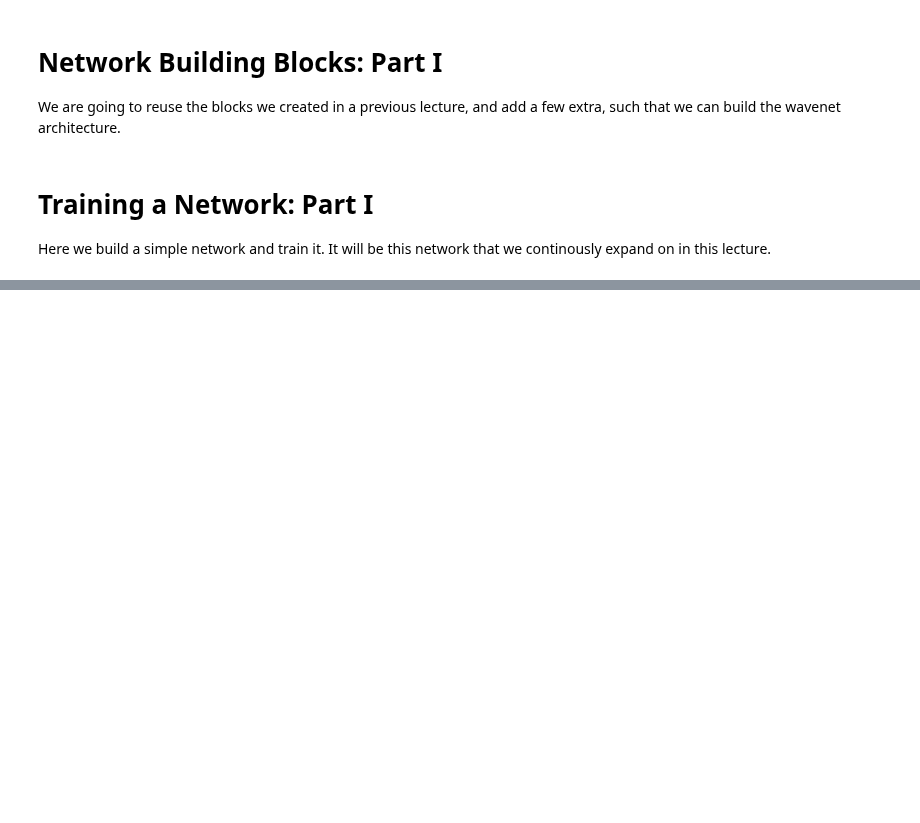
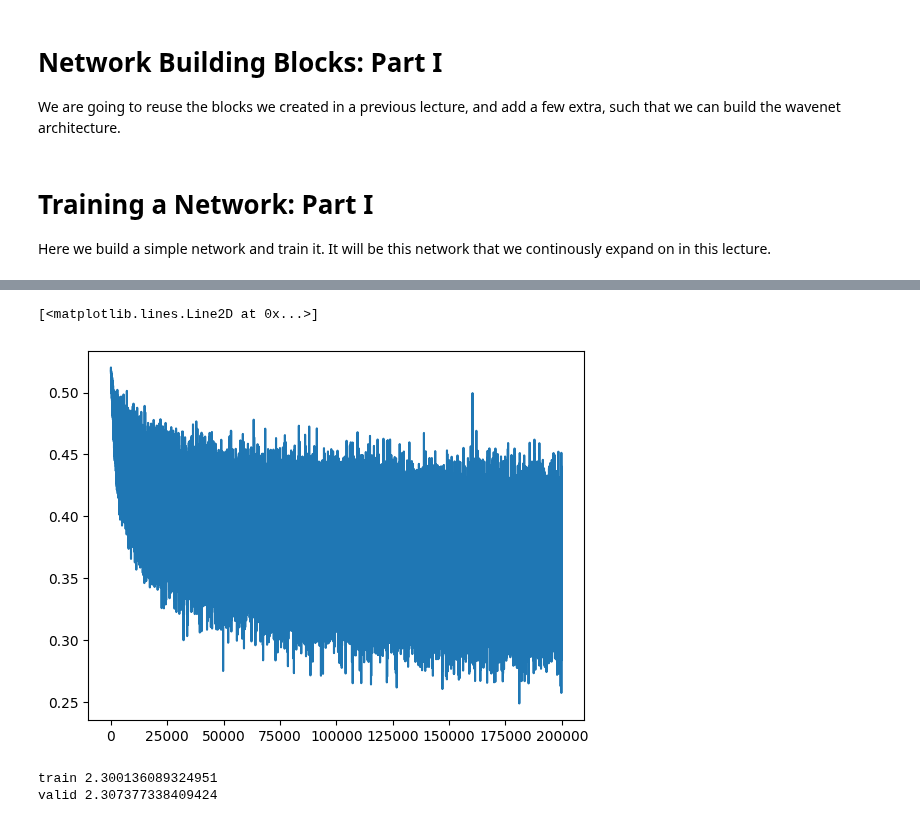
Before and after one commit to esbeneickhardt/karpathyintro, a Jupyter notebook: notebooks/Makemore/5. Building a WaveNet.ipynb, the cells around one changed output, grey strips where cells are left out. Cells and saved outputs as stored; diff of their text form; code cells hidden in the pictures; blank space fills up the shorter version.

```diff
--- a/notebooks/Makemore/5. Building a WaveNet.ipynb
+++ b/notebooks/Makemore/5. Building a WaveNet.ipynb
@@ -178,6 +187,6 @@ for p in parameters:
 # %%
 max_steps = 200000
-batch_size = 32
+batch_size = 64
 lr = 0.1
 lossi = []
 
@@ -195,14 +204,12 @@ for step in range(max_steps):
     loss = F.cross_entropy(x, Yb)
 
     # Backward pass
-    for layer in layers:
-        layer.out.retain_grad()
     for p in parameters:
         p.grad = None
     loss.backward()
 
     ## Update
-    lr = lr if step < 15000 else 0.01
+    lr = lr if step < 150000 else 0.01
     for p in parameters:
         p.data += -lr * 0.01 * p.grad
 
@@ -212,0 +241,6 @@ for step in range(max_steps):
+# %%
+# Plotting loss
+plt.plot(lossi)
+# %% [output]
+[<matplotlib.lines.Line2D at 0x...>]
+[figure, added]
@@ -212,0 +251,21 @@ for step in range(max_steps):
+# %%
+# Evaluating the loss
+@torch.no_grad()
+def split_loss(split):
+    x,y = {
+        'train': (Xtr, Ytr),
+        'valid': (Xval, Yval),
+        'test': (Xtest, Ytest),
+    }[split]
+    emb = C[x]
+    x = emb.view(emb.shape[0], -1)
+    for layer in layers:
+        x = layer(x)
+    loss = F.cross_entropy(x, y)
+    print(split, loss.item())
+
+split_loss('train')
+split_loss('valid')
+# %% [output]
+train 2.300136089324951
+valid 2.307377338409424
```
Also changed, not shown: parts of 7 cells of this notebook.
